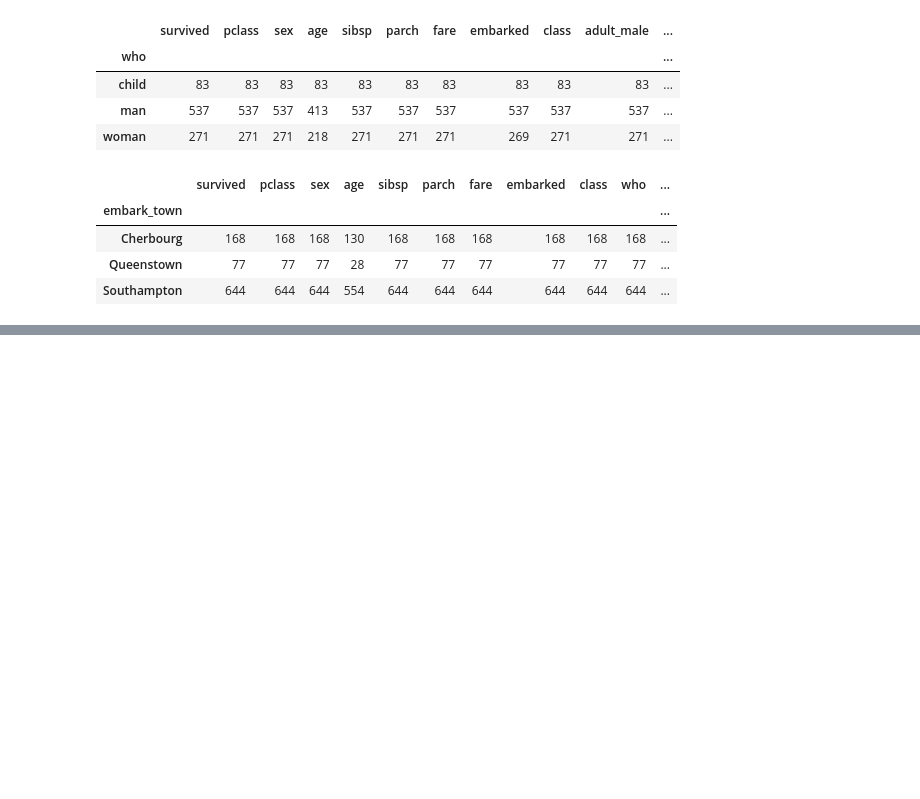
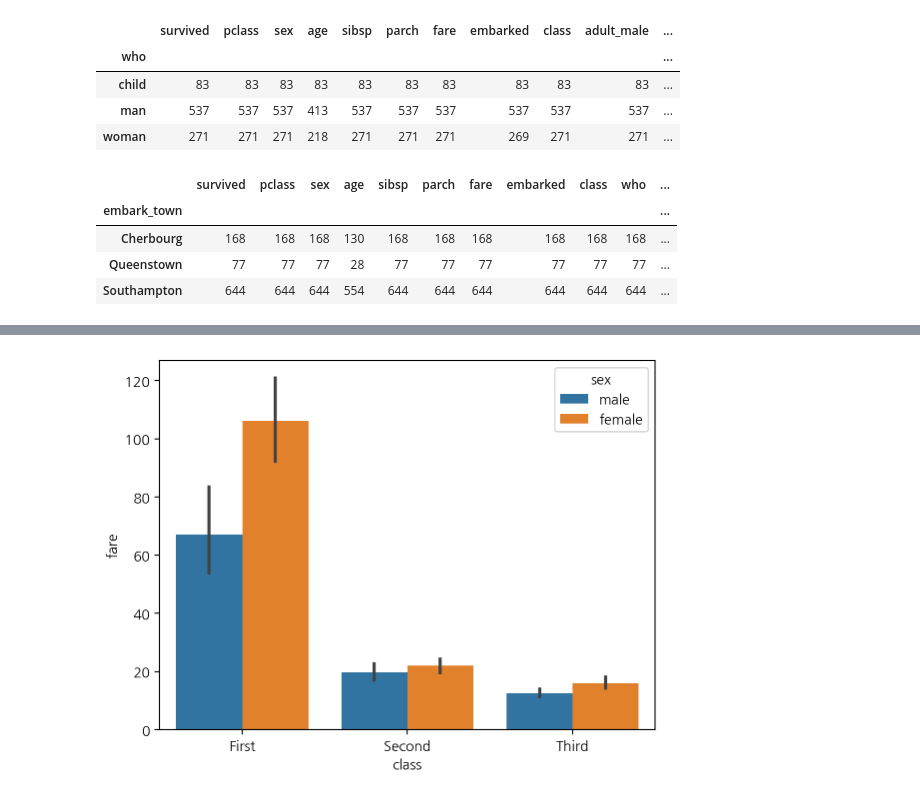
Before and after one commit to akso1234/2024-1-my-BDA, a Jupyter notebook: inclass/02w_0319_tue_dataframe_basic.ipynb, the cells around one changed output, grey strips where cells are left out. Cells and saved outputs as stored; diff of their text form; code cells hidden in the pictures; blank space fills up the shorter version.

```diff
--- a/inclass/02w_0319_tue_dataframe_basic.ipynb
+++ b/inclass/02w_0319_tue_dataframe_basic.ipynb
@@ -270,0 +301,4 @@ titanic.groupby('embark_town').count()
+# %%
+sns.barplot(titanic, x='class', y='fare', hue='sex'); # 높이 : 평균
+# %% [output]
+[figure, added]
```
Also changed, not shown: parts of 58 cells of this notebook.
